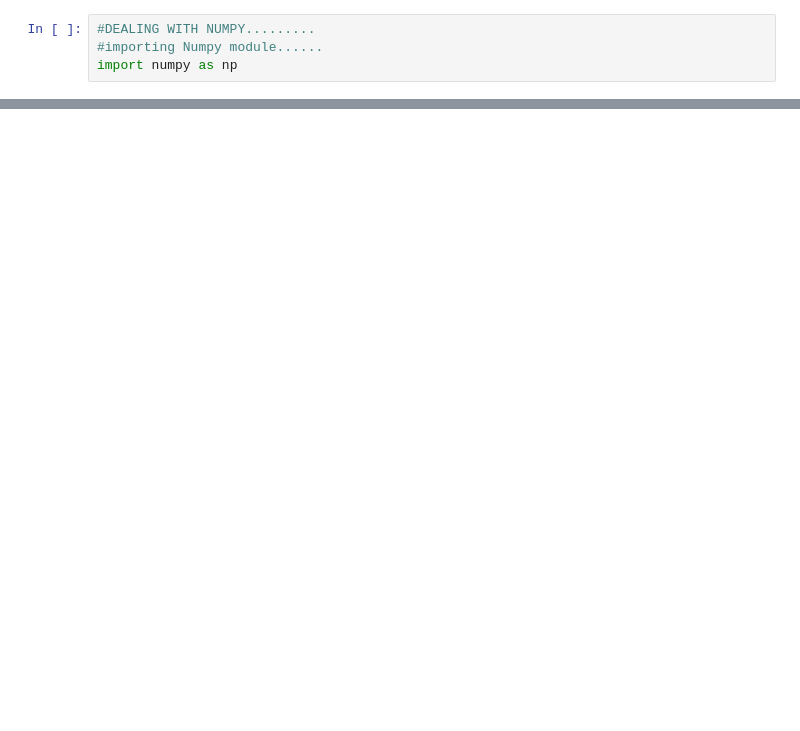
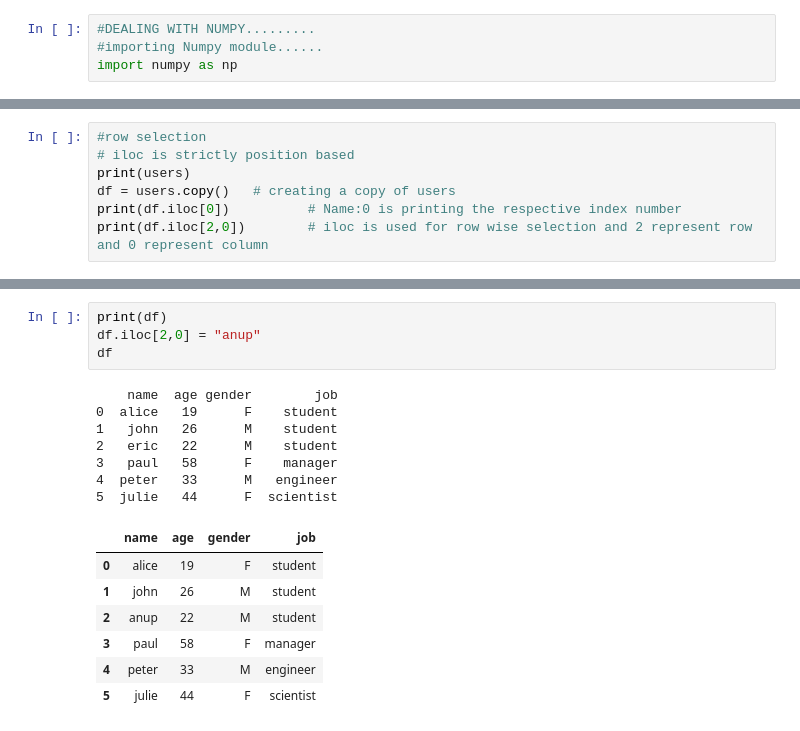
Before and after one commit to Navanil-Roy98/Data-Analysis-using-Python, a Jupyter notebook: test.ipynb, the cells around one changed output, grey strips where cells are left out. Saved outputs shown, nothing was run; the diff lists cells and outputs as text; blank space fills up the shorter version.

```diff
--- a/test.ipynb
+++ b/test.ipynb
@@ -1635,0 +1368,7 @@ print(x[0:4,1].argmin())
+# %%
+#row selection
+# iloc is strictly position based
+print(users)
+df = users.copy()   # creating a copy of users
+print(df.iloc[0])          # Name:0 is printing the respective index number
+print(df.iloc[2,0])        # iloc is used for row wise selection and 2 represent row and 0 represent column
@@ -1635,0 +1389,19 @@ print(x[0:4,1].argmin())
+# %%
+print(df)
+df.iloc[2,0] = "anup"
+df
+# %% [output]
+    name  age gender        job
+0  alice   19      F    student
+1   john   26      M    student
+2   eric   22      M    student
+3   paul   58      F    manager
+4  peter   33      M   engineer
+5  julie   44      F  scientist
+|  | name | age | gender | job |
+| 0 | alice | 19 | F | student |
+| 1 | john | 26 | M | student |
+| 2 | anup | 22 | M | student |
+| 3 | paul | 58 | F | manager |
+| 4 | peter | 33 | M | engineer |
+| 5 | julie | 44 | F | scientist |
```
Also changed, not shown: parts of 158 cells of this notebook.
